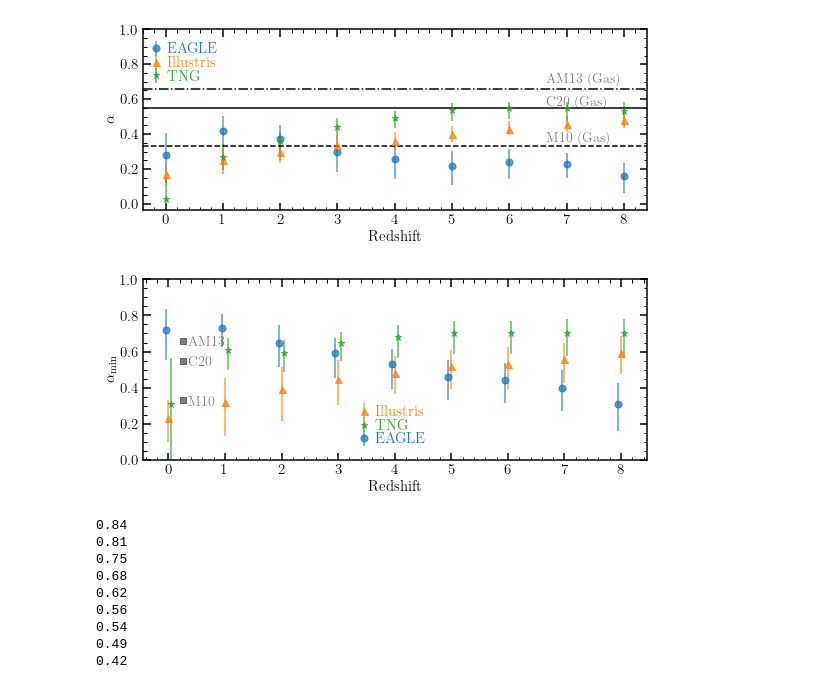
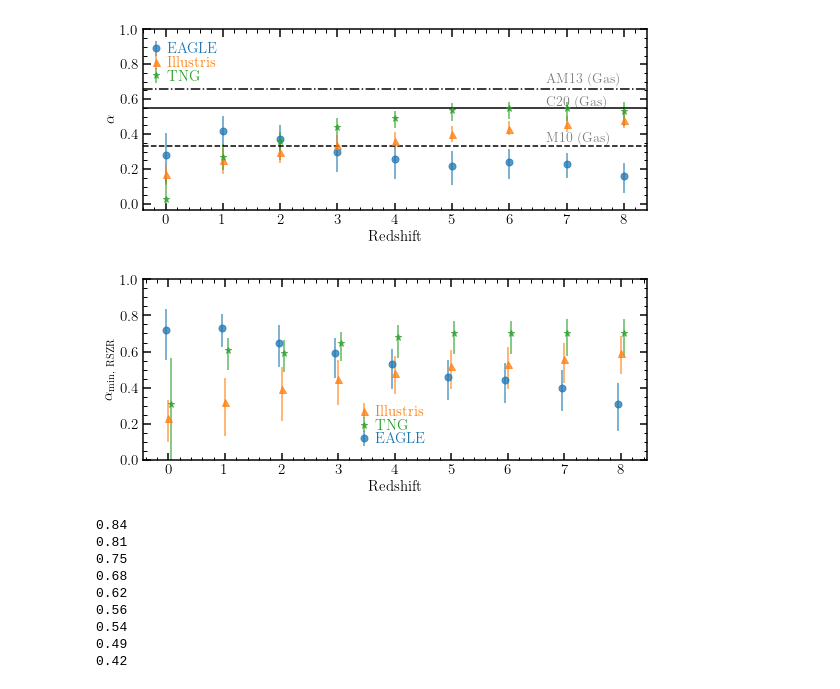
Before and after one commit to AlexGarcia623/JWST_FMR, a Jupyter notebook: CompareAlpha.ipynb, the cells around one changed output. Cells and saved outputs as stored; diff of their text form; code cells hidden in the pictures.

```diff
--- a/CompareAlpha.ipynb
+++ b/CompareAlpha.ipynb
@@ -324,41 +324,41 @@ if UNCERTAIN:
     # use them in the legend
     leg = plt.legend(frameon=True,handletextpad=0.75, handlelength=0,labelspacing=0.01,
                  loc='lower center')
     for n, text in enumerate( leg.texts ):
         text.set_color( lCol[n] )
 leg.get_frame().set_alpha(1.0)
 leg.get_frame().set_edgecolor('white')
 if COMBINED:
     plt.axhline( EAGLE_COMBINED   , color='C0', linestyle=':', label=r'${\rm EAGLE}$'     )
     plt.axhline( ORIGINAL_COMBINED, color='C1', linestyle=':', label=r'${\rm Illustris}$' )
     plt.axhline( TNG_COMBINED     , color='C2', linestyle=':', label=r'${\rm TNG}$'       )
 
 plt.scatter( np.arange(0,9), np.ones(9), color='white' )
 
 
 plt.xlabel(r'${\rm Redshift}$')
-plt.ylabel(r'$\alpha_{\rm min}$')
+plt.ylabel(r'$\alpha_{\rm min,~RSZR}$')
 
-plt.scatter(0.25,0.33 ,color='k',alpha=0.5,marker='s')
-plt.text(0.35,0.3,r'${\rm M10}$',fontsize=14,alpha=0.5)#,transform=plt.gca().transAxes)
+# plt.scatter(0.25,0.33 ,color='k',alpha=0.5,marker='s')
+# plt.text(0.35,0.3,r'${\rm M10}$',fontsize=14,alpha=0.5)#,transform=plt.gca().transAxes)
 
-plt.scatter(0.25,0.66 ,color='k',alpha=0.5,marker='s')
-plt.text(0.35,0.63,r'${\rm AM13}$',fontsize=14,alpha=0.5)#,transform=plt.gca().transAxes)
+# plt.scatter(0.25,0.66 ,color='k',alpha=0.5,marker='s')
+# plt.text(0.35,0.63,r'${\rm AM13}$',fontsize=14,alpha=0.5)#,transform=plt.gca().transAxes)
 
-plt.scatter(0.25,0.55 ,color='k',alpha=0.5,marker='s')
-plt.text(0.35,0.52,r'${\rm C20}$',fontsize=14,alpha=0.5)#,transform=plt.gca().transAxes)
+# plt.scatter(0.25,0.55 ,color='k',alpha=0.5,marker='s')
+# plt.text(0.35,0.52,r'${\rm C20}$',fontsize=14,alpha=0.5)#,transform=plt.gca().transAxes)
 ymin, _ = plt.ylim()
 
 plt.ylim(0,1)
 
 plt.tight_layout()
 
 # plt.text(0.3,0.8,r'$5\%~{\rm  uncertainty}$', transform=plt.gca().transAxes )
 
 plt.savefig(BLUE_FMR + "Gas_Comparison.pdf",bbox_inches='tight' )
 plt.show()
 # %% [output]
-[figure, old version]
+[figure, new version]
 # %%
 for i in EAGLE_gas_u[:,1]:
     print (round(i,2))
```
Also changed, not shown: 2 other files.
